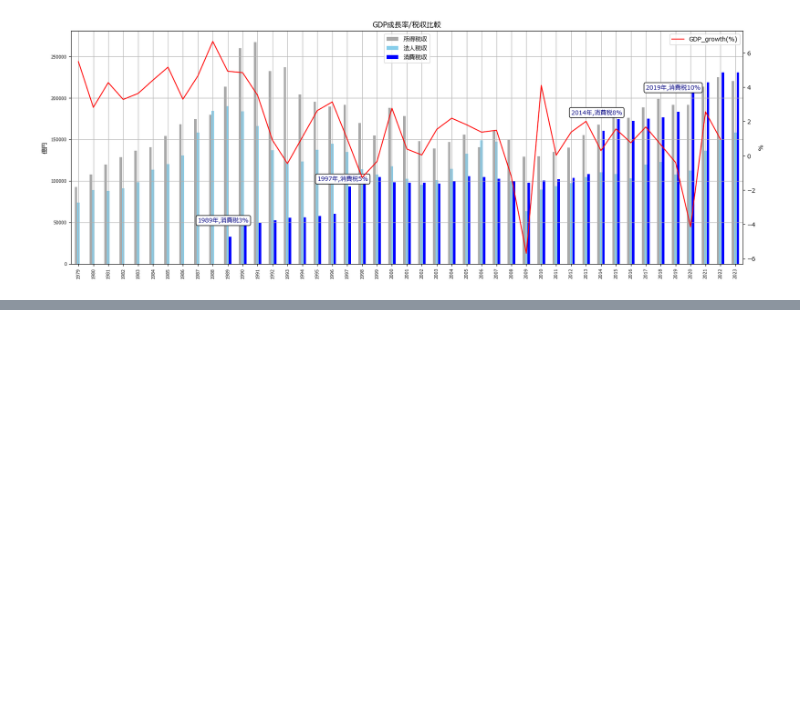
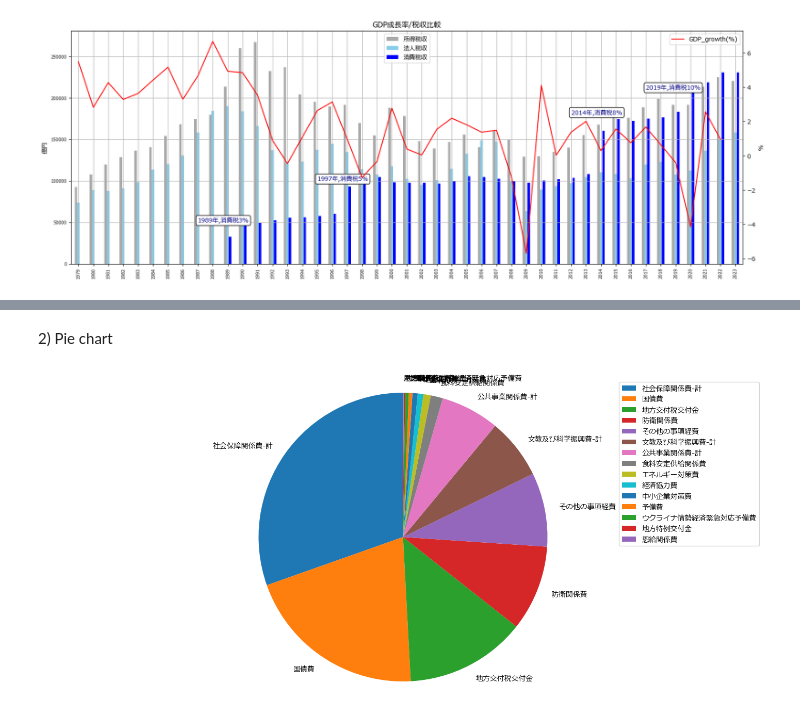
Before and after one commit to Pipikopimame/orbe_public2, a Jupyter notebook: 政府一般会計歳出.ipynb, the cells around one changed output, grey strips where cells are left out. Saved outputs shown, nothing was run; the diff lists cells and outputs as text; code cells hidden in the pictures; blank space fills up the shorter version.

```diff
--- a/政府一般会計歳出.ipynb
+++ b/政府一般会計歳出.ipynb
@@ -155,0 +197,10 @@ plt.show()
+# %% [markdown]
+<p>2) Pie chart</p>
+# %%
+fig,ax1 = plt.subplots(1,1,figsize=(18,8))
+ax1.pie(df3['2023'].values,labels=df3['大費目'],startangle=90,textprops={'fontsize':10})
+ax1.axis('equal')
+ax1.legend(fontsize=10)
+plt.show()
+# %% [output]
+[figure, added]
```
Also changed, not shown: parts of 5 cells of this notebook.
